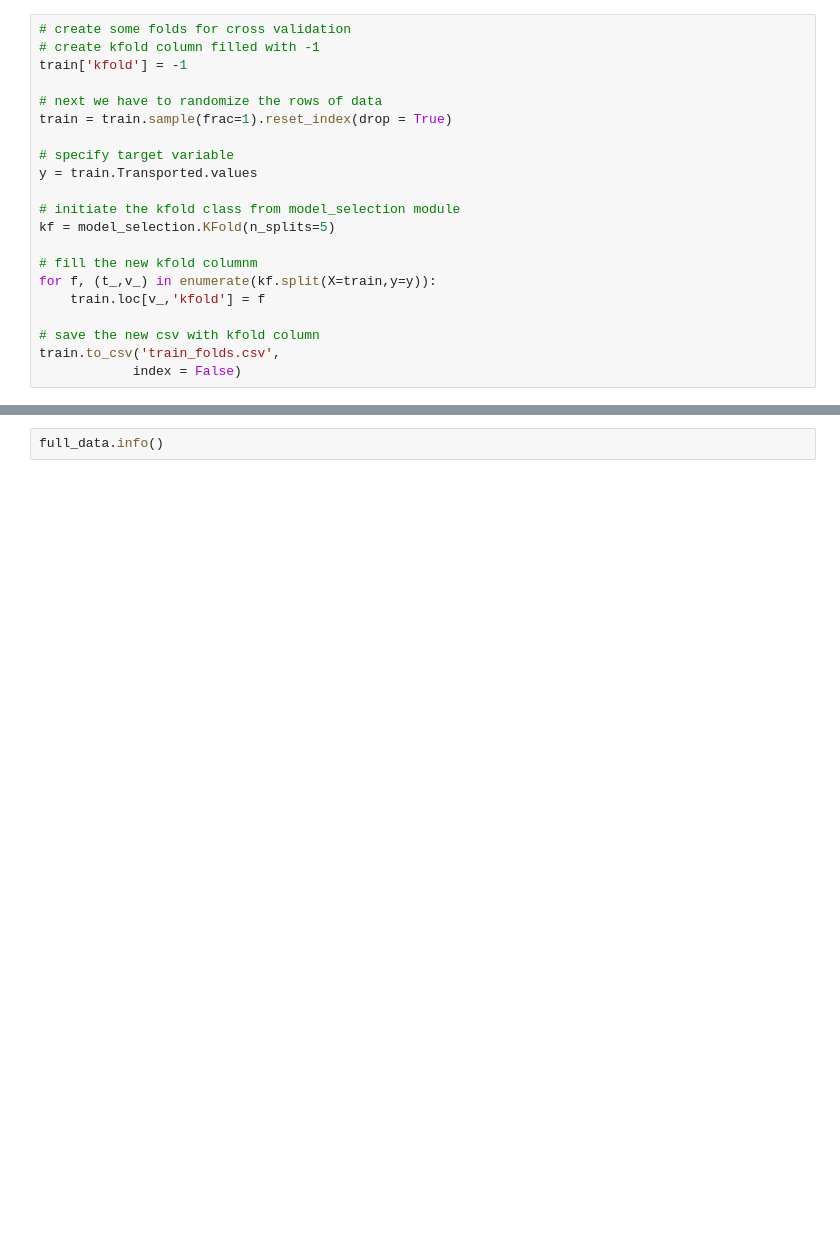
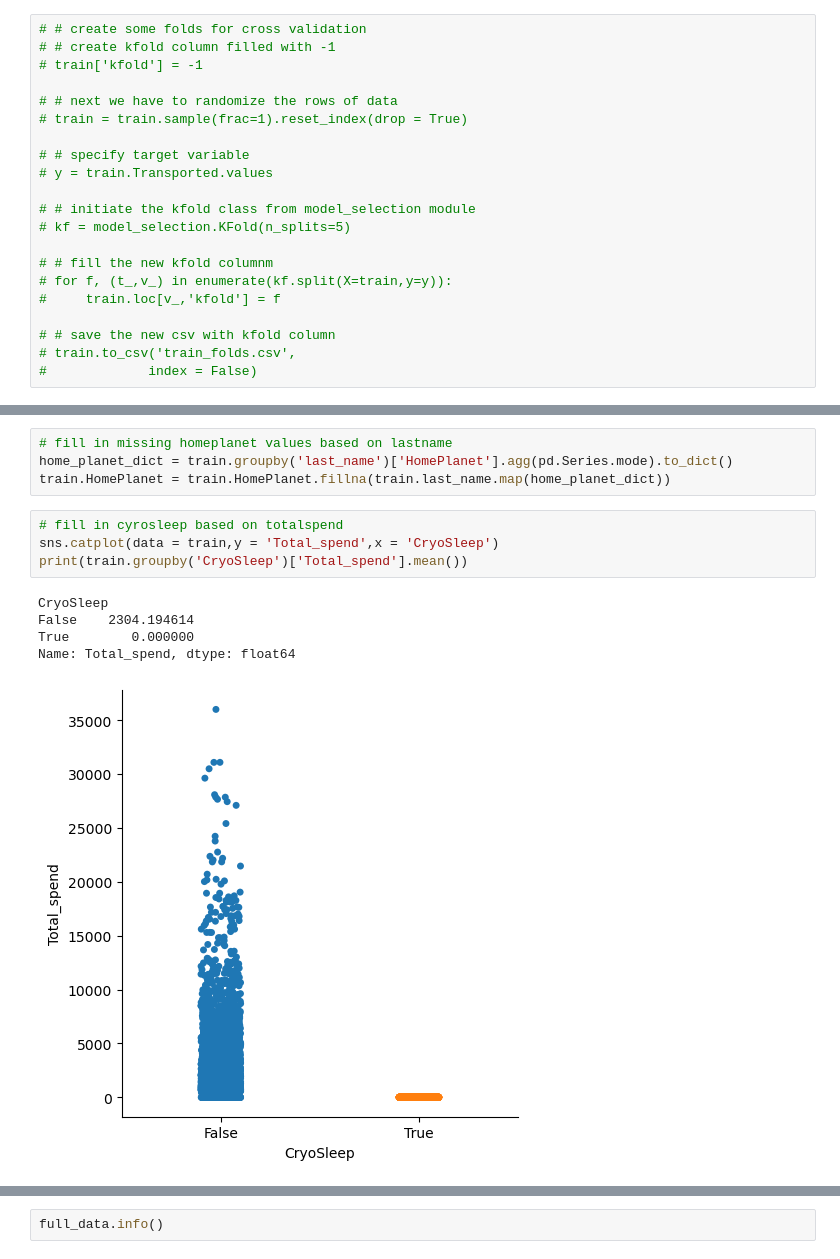
Before and after one commit to lshwed/kaggle_spaceship_titanic, a Jupyter notebook: analysis.ipynb, the cells around one changed output, grey strips where cells are left out. Cells and saved outputs as stored; diff of their text form; blank space fills up the shorter version.

```diff
--- a/analysis.ipynb
+++ b/analysis.ipynb
@@ -18,22 +21,22 @@ train.sample(5)
 # %%
-# create some folds for cross validation
-# create kfold column filled with -1
-train['kfold'] = -1
+# # create some folds for cross validation
+# # create kfold column filled with -1
+# train['kfold'] = -1
 
-# next we have to randomize the rows of data
-train = train.sample(frac=1).reset_index(drop = True)
+# # next we have to randomize the rows of data
+# train = train.sample(frac=1).reset_index(drop = True)
 
-# specify target variable
-y = train.Transported.values
+# # specify target variable
+# y = train.Transported.values
 
-# initiate the kfold class from model_selection module
-kf = model_selection.KFold(n_splits=5)
+# # initiate the kfold class from model_selection module
+# kf = model_selection.KFold(n_splits=5)
 
-# fill the new kfold columnm
-for f, (t_,v_) in enumerate(kf.split(X=train,y=y)):
-    train.loc[v_,'kfold'] = f
+# # fill the new kfold columnm
+# for f, (t_,v_) in enumerate(kf.split(X=train,y=y)):
+#     train.loc[v_,'kfold'] = f
 
-# save the new csv with kfold column
-train.to_csv('train_folds.csv',
-            index = False)
+# # save the new csv with kfold column
+# train.to_csv('train_folds.csv',
+#             index = False)
 # %%
@@ -70,0 +99,14 @@ memory usage: 1.1+ MB
+# %%
+# fill in missing homeplanet values based on lastname
+home_planet_dict = train.groupby('last_name')['HomePlanet'].agg(pd.Series.mode).to_dict()
+train.HomePlanet = train.HomePlanet.fillna(train.last_name.map(home_planet_dict))
+# %%
+# fill in cyrosleep based on totalspend
+sns.catplot(data = train,y = 'Total_spend',x = 'CryoSleep')
+print(train.groupby('CryoSleep')['Total_spend'].mean())
+# %% [output]
+CryoSleep
+False    2304.194614
+True        0.000000
+Name: Total_spend, dtype: float64
+[figure, added]
```
Also changed, not shown: parts of 42 cells of this notebook, 8 other files.
